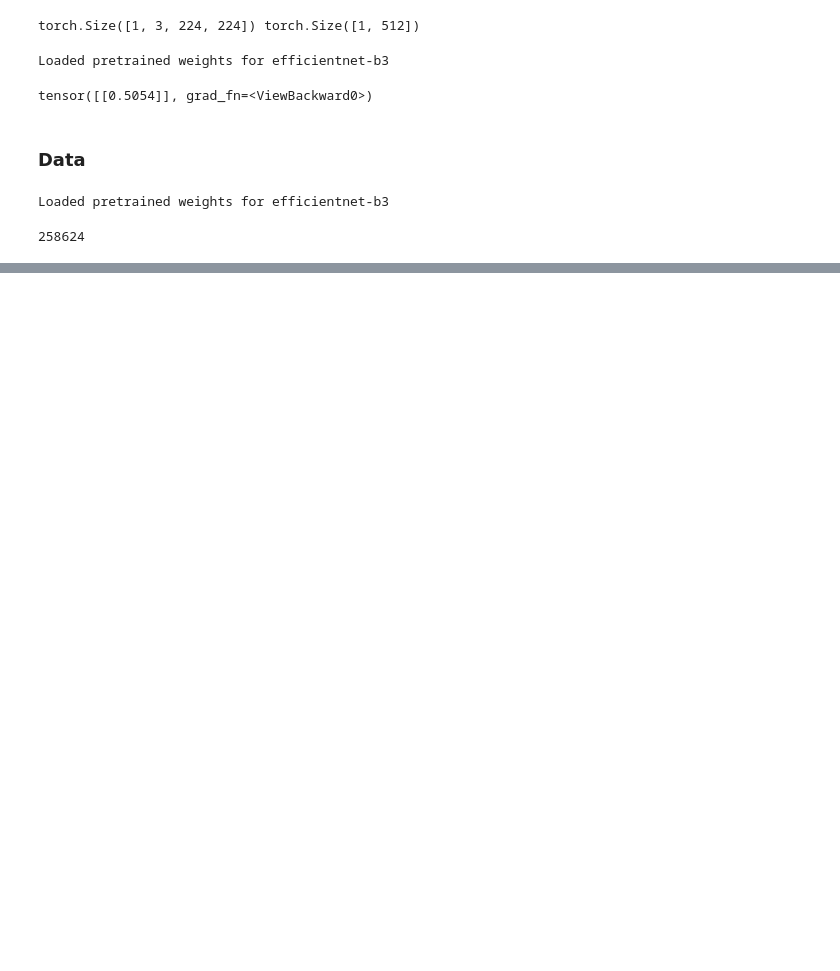
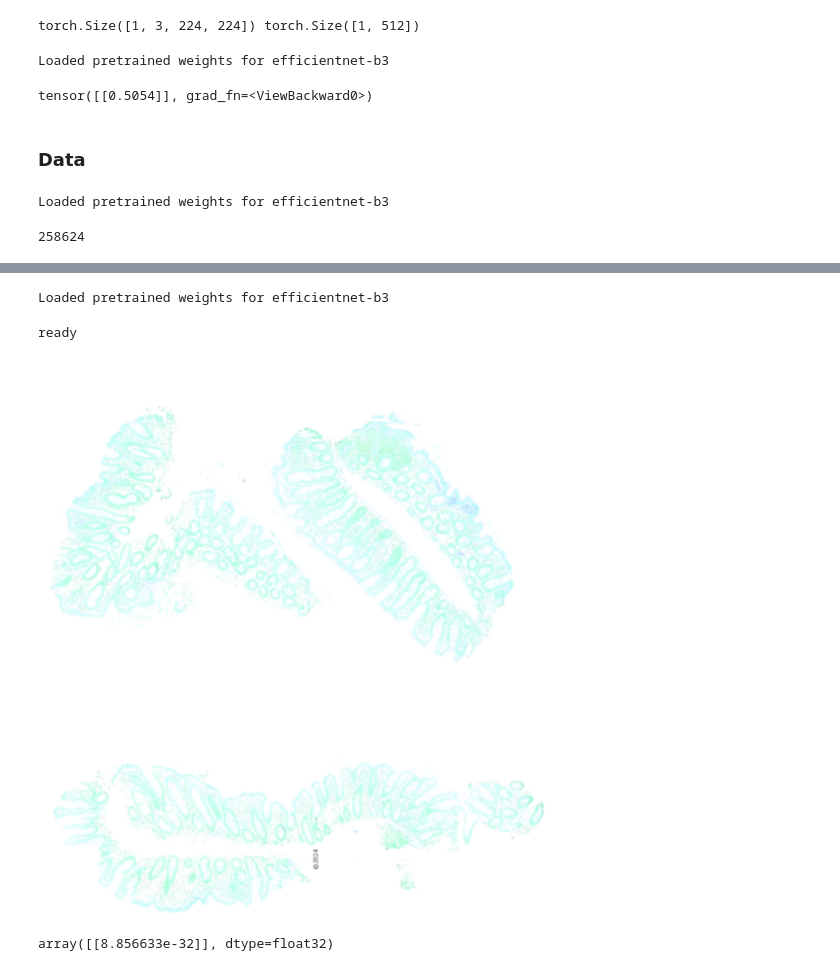
Before and after one commit to DorinDaniil/Pairwise-Image-Matching, a Jupyter notebook: example.ipynb, the cells around one changed output, grey strips where cells are left out. Saved outputs shown, nothing was run; the diff lists cells and outputs as text; code cells hidden in the pictures; blank space fills up the shorter version.

```diff
--- a/example.ipynb
+++ b/example.ipynb
@@ -74,0 +87,17 @@ dataloaders = get_coco_dataloaders(path,
+# %%
+checkpoint_path = 'checkpoint_dir/effnet_20ep_unfreeze/checkpoint_epoch_10.pth'
+
+config_path = "configs/train_config.yaml"
+train_config = load_config(config_path)
+
+net = get_siamnet(train_config)
+preprocessor = net.get_preprocessing()
+# %% [output]
+Loaded pretrained weights for efficientnet-b3
+# %%
+checkpoint = torch.load(checkpoint_path, map_location='cpu')
+net.load_state_dict(checkpoint['model_state_dict'])
+net.eval()
+print('ready')
+# %% [output]
+ready
@@ -74,0 +120,10 @@ dataloaders = get_coco_dataloaders(path,
+# %%
+image_4_aug = train_transform(Image.open('assets/bio/image_4.jpg')).convert('RGB')
+image_4_aug.show()
+image_4_aug = preprocessor(image_4_aug).unsqueeze(0)
+# %% [output]
+[figure, added]
+# %%
+net(image_4, image_stone).detach().numpy()
+# %% [output]
+array([[8.856633e-32]], dtype=float32)
```
Also changed, not shown: parts of 9 cells of this notebook, 4 other files.
